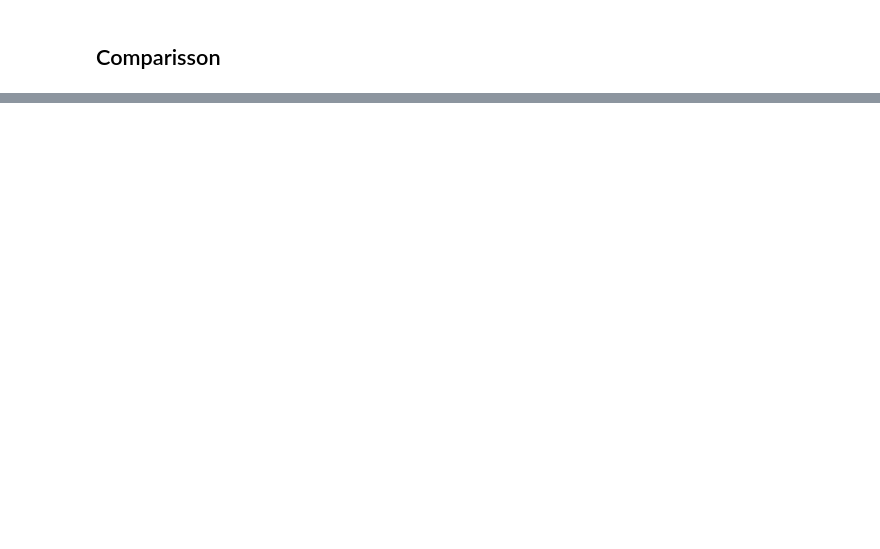
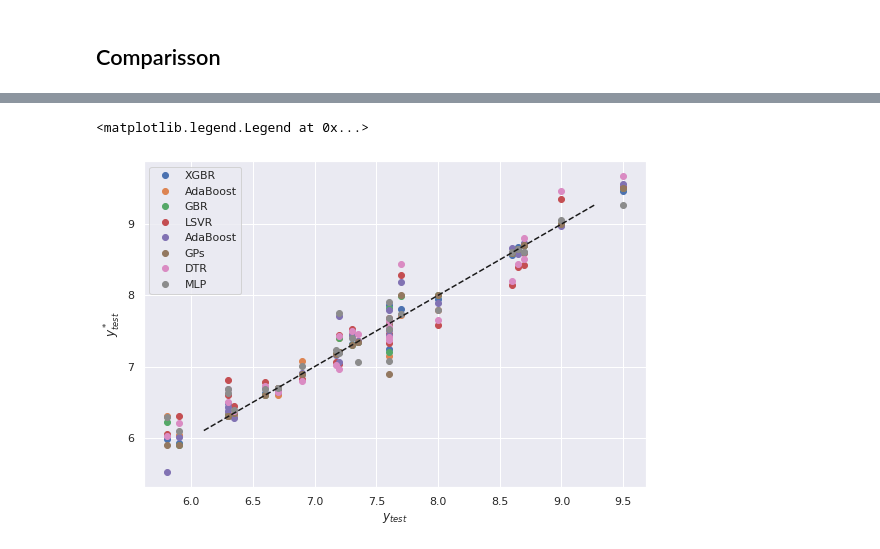
Before and after one commit to GermanOmar/GPs---WAAM, a Jupyter notebook: WAAM_AM4.ipynb, the cells around one changed output, grey strips where cells are left out. Cells and saved outputs as stored; diff of their text form; code cells hidden in the pictures; blank space fills up the shorter version.

```diff
--- a/WAAM_AM4.ipynb
+++ b/WAAM_AM4.ipynb
@@ -204,14 +209,14 @@ from sklearn.gaussian_process import GaussianProcessRegressor as GPR
 from sklearn.gaussian_process.kernels import RBF, ConstantKernel as C
 kernel = C(1.0, (1e-3, 1e3)) * RBF(10, (1e-2, 1e2))
 
-model=GPR(kernel=kernel, n_restarts_optimizer=9, alpha=0.01, normalize_y=True)
+GP=GPR(kernel=kernel, n_restarts_optimizer=9, alpha=0.01, normalize_y=True)
 
 #Training
-model.fit(X_train,y_train)
+GP.fit(X_train,y_train)
 
 #Testing
-y_star_train = model.predict(X_train)
-y_pred = model.predict(X_test)
+y_star_train = GP.predict(X_train)
+y_pred = GP.predict(X_test)
 
 #Plots
 plt.figure()
@@ -460,0 +574,18 @@ plt.legend()
+# %%
+models = [xgbr, Ada, GBR, SVR, GP, DT, MLP, RFR ]
+labels = ['XGBR', 'AdaBoost', 'GBR', 'LSVR',  'AdaBoost','GPs', 'DTR', 'MLP', 'RFR']
+
+fig = plt.figure()
+fig.set_size_inches((9,6))
+
+for mod, label in zip( models, labels):
+  y_pred = mod.predict(X)
+  plt.plot(Y, y_pred, 'o' ,label = label)
+
+plt.plot([y_pred.min(), y_pred.max()], [y_pred.min(), y_pred.max()], 'k--')
+plt.ylabel('$y^*_{test}$')
+plt.xlabel('$y_{test}$')
+plt.legend()
+# %% [output]
+<matplotlib.legend.Legend at 0x...>
+[figure, added]
```
Also changed, not shown: parts of 17 cells of this notebook.
